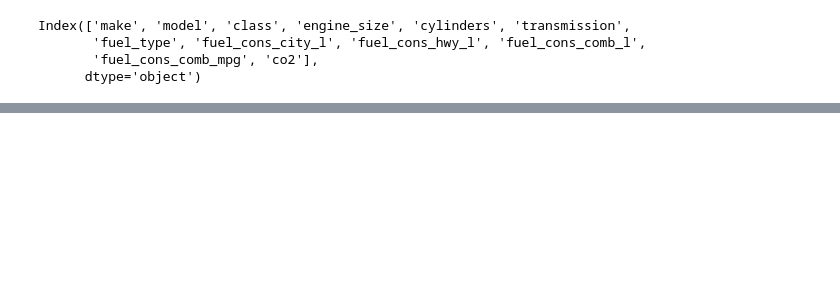
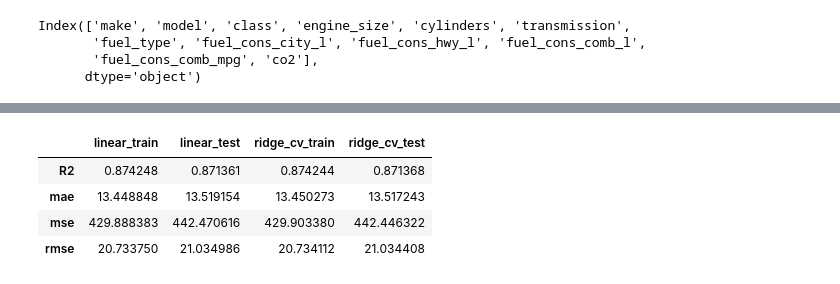
Before and after one commit to ssamiyavuzz/CO2-Emission-Project, a Jupyter notebook: CO2_Emission_Project.ipynb, the cells around one changed output, grey strips where cells are left out. Cells and saved outputs as stored; diff of their text form; code cells hidden in the pictures; blank space fills up the shorter version.

Commit message:
Build Ridge Model

```diff
--- a/CO2_Emission_Project.ipynb
+++ b/CO2_Emission_Project.ipynb
@@ -458,0 +469,6 @@ lm_df
+# %%
+alpha_space = np.linspace(1, 1.1, 500)
+
+ridge_cv_model = RidgeCV(alphas=alpha_space, cv=7, scoring="neg_root_mean_squared_error")
+# %%
+ridge_cv_model.fit(X_train_scaled, y_train)
@@ -458,0 +498,6 @@ lm_df
+# %%
+y_pred = ridge_cv_model.predict(X_test_scaled)
+y_train_pred = ridge_cv_model.predict(X_train_scaled)
+# %%
+rcs = train_val(y_train, y_train_pred, y_test, y_pred, "ridge_cv")
+rcs
@@ -458,0 +510,8 @@ lm_df
+# %%
+pd.concat([ls, rcs], axis=1)
+# %% [output]
+|  | linear_train | linear_test | ridge_cv_train | ridge_cv_test |
+| R2 | 0.874248 | 0.871361 | 0.874244 | 0.871368 |
+| mae | 13.448848 | 13.519154 | 13.450273 | 13.517243 |
+| mse | 429.888383 | 442.470616 | 429.903380 | 442.446322 |
+| rmse | 20.733750 | 21.034986 | 20.734112 | 21.034408 |
```
Also changed, not shown: parts of 46 cells of this notebook.
